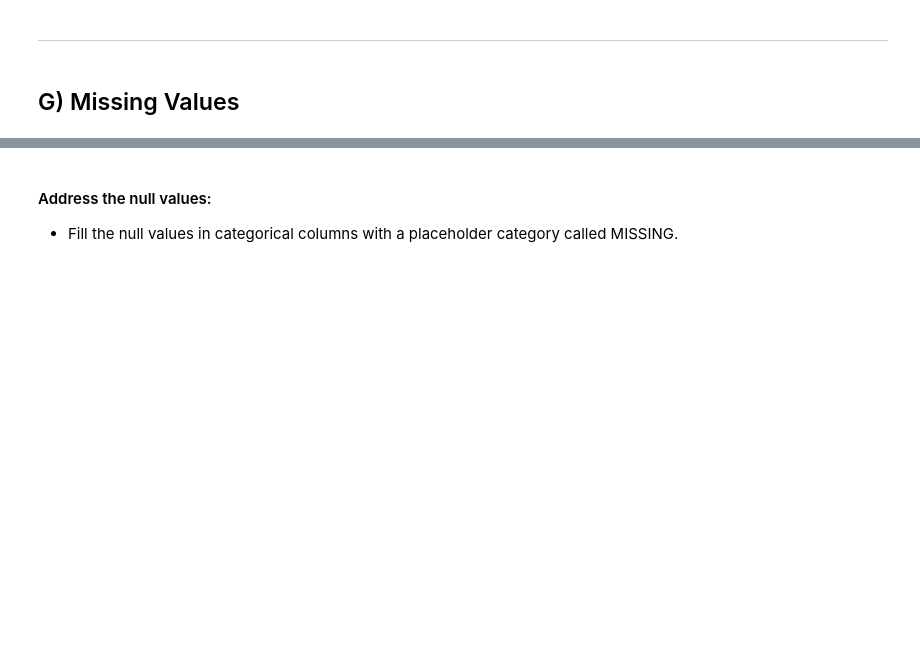
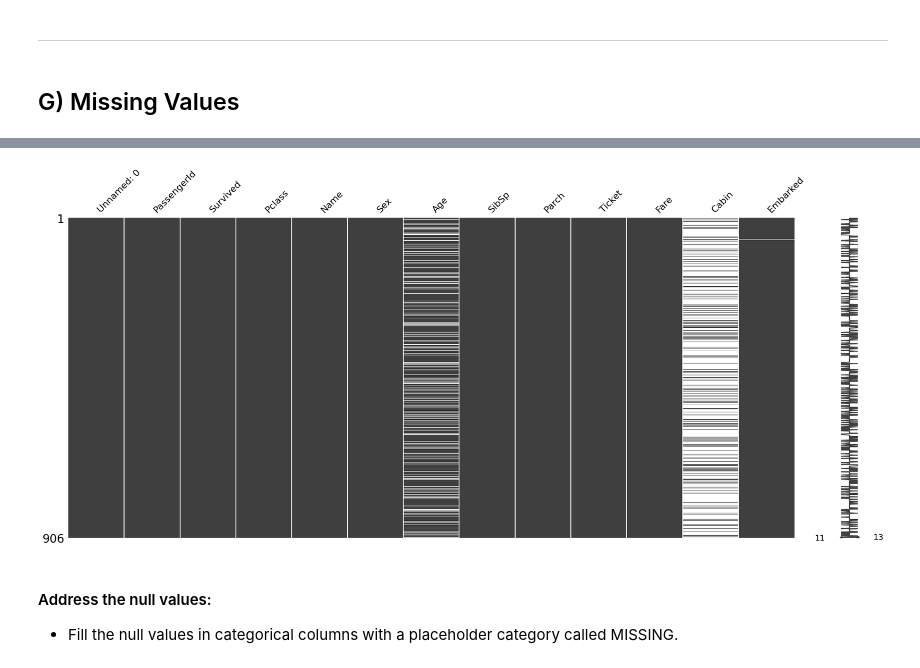
Before and after one commit to katusabevictoria/katusabevictoria, a Jupyter notebook: Data_Cleaning_Core_Starter_Notebook.ipynb, the cells around one changed output, grey strips where cells are left out. Cells and saved outputs as stored; diff of their text form; code cells hidden in the pictures; blank space fills up the shorter version.

```diff
--- a/Data_Cleaning_Core_Starter_Notebook.ipynb
+++ b/Data_Cleaning_Core_Starter_Notebook.ipynb
@@ -257,0 +253,4 @@ df = df.replace(['one'], '1')
+# %%
+# Drop the Unnamed: 0 column
+df.drop(columns = 'Unnamed: 0', axis = 1, inplace = True)
+df.info()
@@ -343,5 +406,9 @@ ___
 # %%
 # Visualize the missing values using the missingno package's matrix plot.
+import missingno as msno
+msno.matrix(df);
+# %% [output]
+[figure, added]
 # %% [markdown]
 #### Address the null values:
 
```
Also changed, not shown: parts of 9 cells of this notebook.
